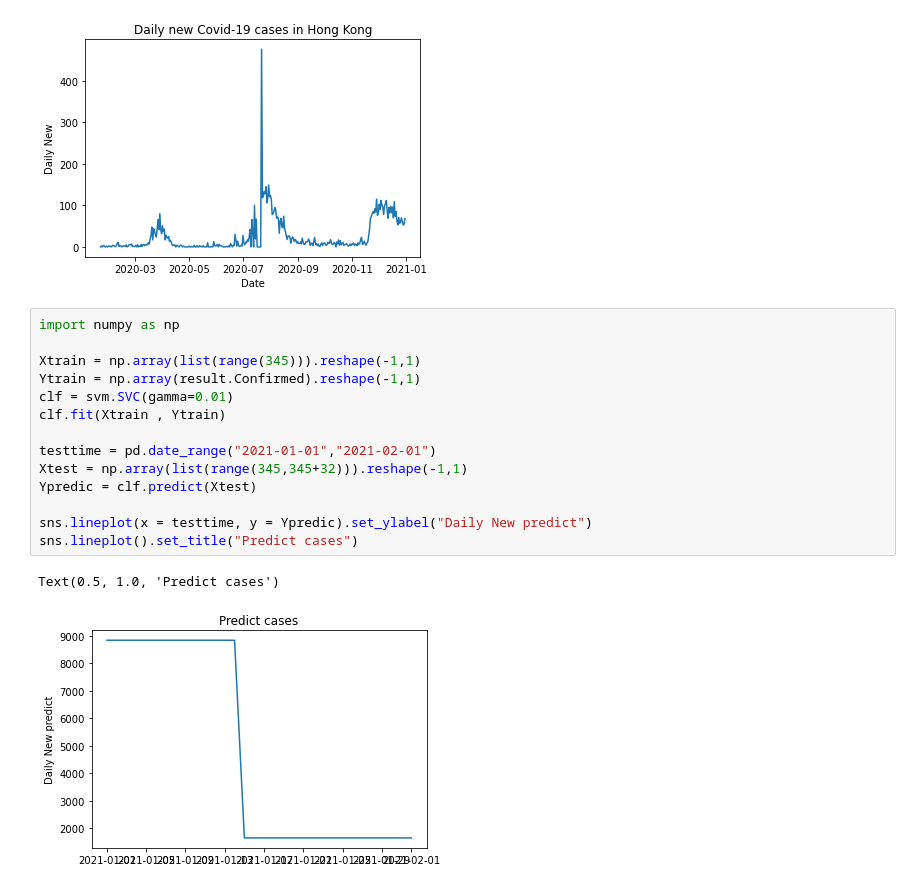
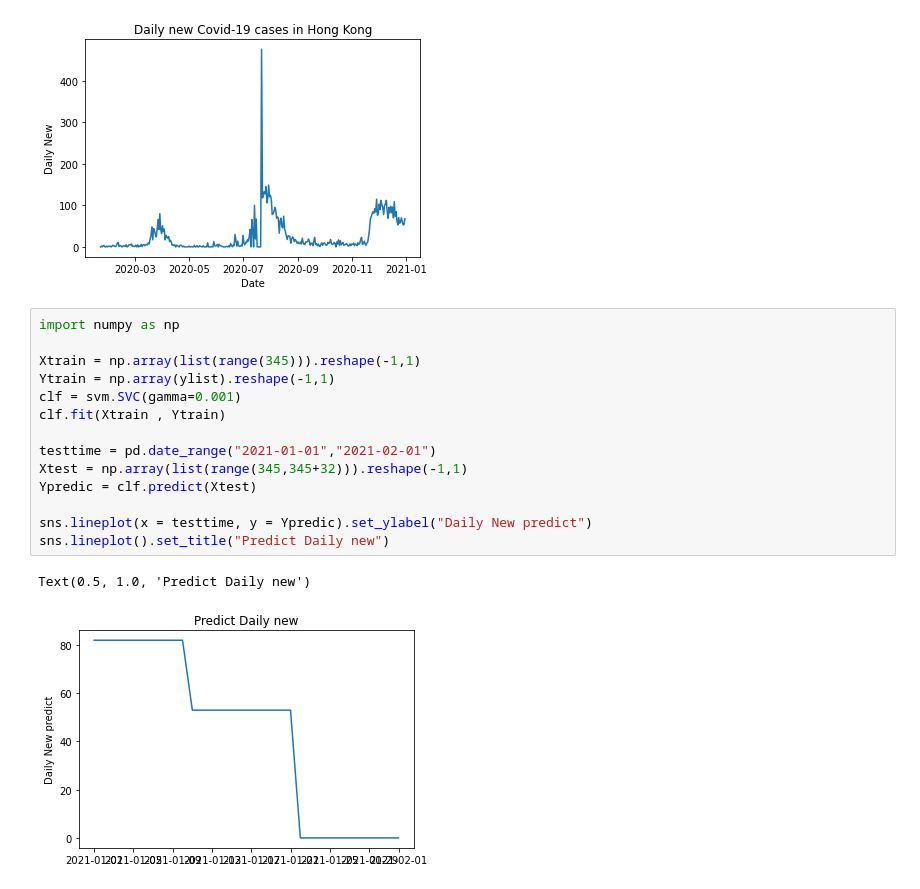
Before and after one commit to HZEmpire/Covid-19, a Jupyter notebook: CollectandAnalysis.ipynb, the cells around one changed output. Drawn from its saved outputs; the diff is of its cells as text.

```diff
--- a/CollectandAnalysis.ipynb
+++ b/CollectandAnalysis.ipynb
@@ -102,17 +102,17 @@ Text(0.5, 1.0, 'Daily new Covid-19 cases in Hong Kong')
 # %%
 import numpy as np
 
 Xtrain = np.array(list(range(345))).reshape(-1,1)
-Ytrain = np.array(result.Confirmed).reshape(-1,1)
-clf = svm.SVC(gamma=0.01)
+Ytrain = np.array(ylist).reshape(-1,1)
+clf = svm.SVC(gamma=0.001)
 clf.fit(Xtrain , Ytrain)
 
 testtime = pd.date_range("2021-01-01","2021-02-01")
 Xtest = np.array(list(range(345,345+32))).reshape(-1,1)
 Ypredic = clf.predict(Xtest)
 
 sns.lineplot(x = testtime, y = Ypredic).set_ylabel("Daily New predict")
-sns.lineplot().set_title("Predict cases")
+sns.lineplot().set_title("Predict Daily new")
 # %% [output]
-Text(0.5, 1.0, 'Predict cases')
+Text(0.5, 1.0, 'Predict Daily new')
-[figure, old version]
+[figure, new version]
```
